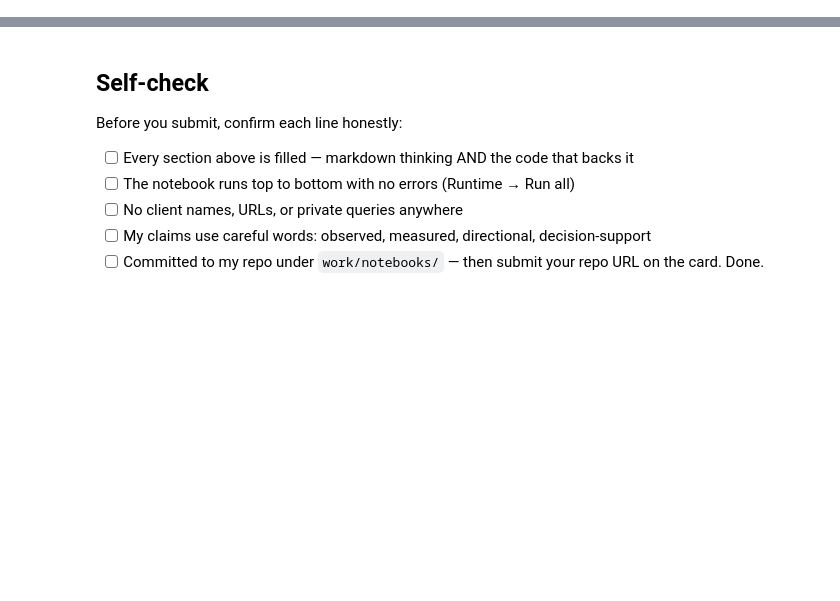
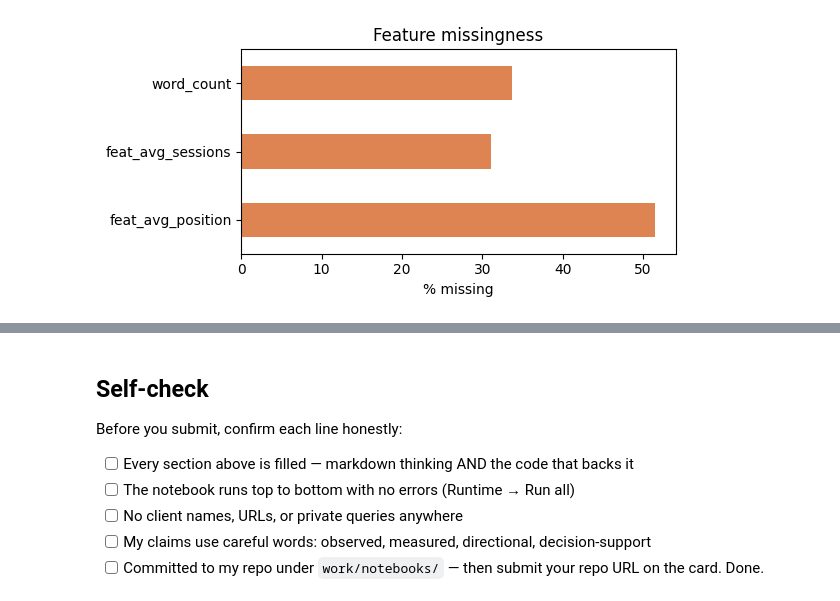
Before and after one commit to whozahm3d/flyrank-ml-internship, a Jupyter notebook: work/notebooks/w03_feature_leakage_check.ipynb, the cells around one changed output, grey strips where cells are left out. Drawn from its saved outputs; the diff is of its cells as text; code cells hidden in the pictures; blank space fills up the shorter version.

```diff
--- a/work/notebooks/w03_feature_leakage_check.ipynb
+++ b/work/notebooks/w03_feature_leakage_check.ipynb
@@ -19,0 +409,9 @@ This skeleton is yours to fill. Work the sections **in order** — each one has
+# %%
+missing_pct = fv[['feat_avg_position', 'feat_avg_sessions', 'word_count']].isna().mean() * 100
+missing_pct.plot(kind='barh', color='#DD8452', figsize=(6, 3))
+plt.xlabel('% missing')
+plt.title('Feature missingness')
+plt.tight_layout()
+plt.show()
+# %% [output]
+[figure, added]
```
Also changed, not shown: parts of 37 cells of this notebook.
